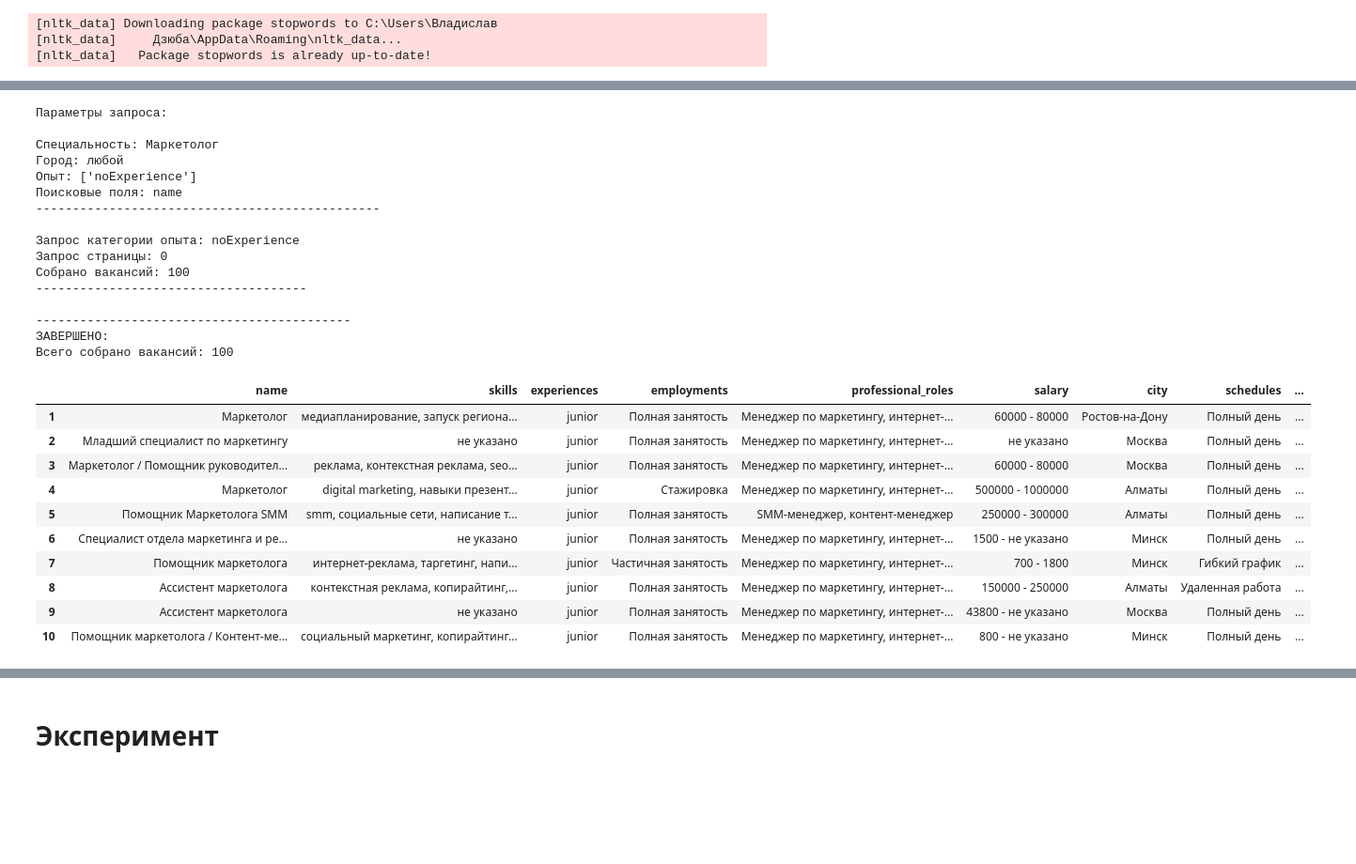
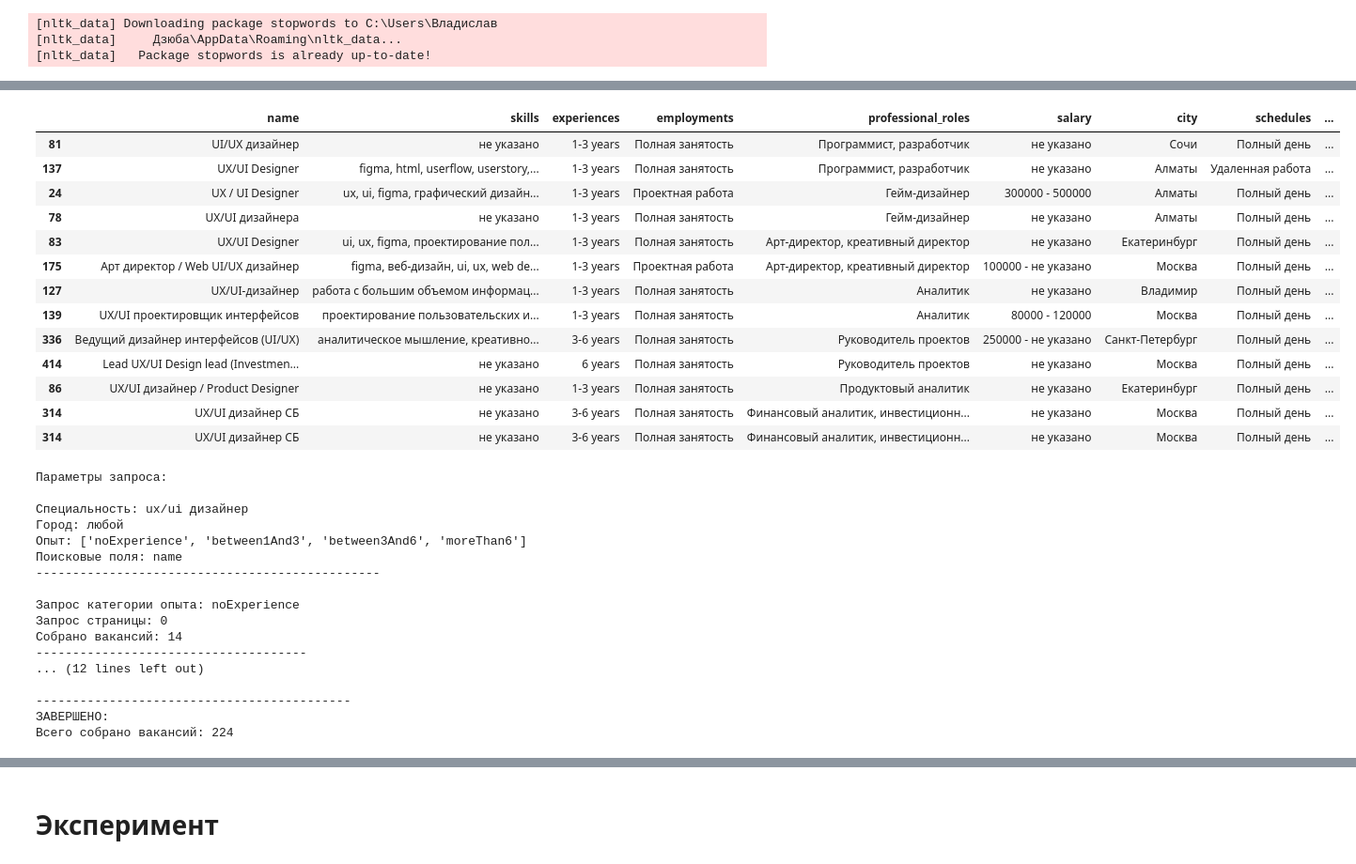
Before and after one commit to Vladislav-Dziuba/Dziuba_portfolio, a Jupyter notebook: api_work/Закачака вакансий и статистики.ipynb, the cells around one changed output, grey strips where cells are left out. Shown at 94% size. Drawn from its saved outputs; the diff is of its cells as text; code cells hidden in the pictures; blank space fills up the shorter version.

Commit message:
meta

```diff
--- a/api_work/Закачака вакансий и статистики.ipynb
+++ b/api_work/Закачака вакансий и статистики.ipynb
@@ -280,36 +338,49 @@ def get_vacancys(count: int=100, city: Optional[str] = None, name: Optional[str]
+# %%
+name = []
+value = []
+for i,item in data_search_in_name.professional_roles.value_counts().items():
+    name.append(i)
+    value.append(item)
+# %%
+non_standard_professional_roles = pd.DataFrame()
+for i in data_search_in_name['professional_roles'].value_counts(normalize=True).keys()[2:]:
+    non_standard_professional_roles = pd.concat([non_standard_vacancies,data_search_in_name[data_search_in_name['professional_roles']==i].iloc[:2]])
+non_standard_professional_roles
+# %% [output]
+|  | name | skills | experiences | employments | professional_roles | salary | city | schedules | ... |
+| 81 | UI/UX дизайнер | не указано | 1-3 years | Полная занятость | Программист, разработчик | не указано | Сочи | Полный день | ... |
+| 137 | UX/UI Designer | figma, html, userflow, userstory,... | 1-3 years | Полная занятость | Программист, разработчик | не указано | Алматы | Удаленная работа | ... |
+| 24 | UX / UI Designer | ux, ui, figma, графический дизайн... | 1-3 years | Проектная работа | Гейм-дизайнер | 300000 - 500000 | Алматы | Полный день | ... |
+| 78 | UX/UI дизайнера | не указано | 1-3 years | Полная занятость | Гейм-дизайнер | не указано | Алматы | Полный день | ... |
+| 83 | UX/UI Designer | ui, ux, figma, проектирование пол... | 1-3 years | Полная занятость | Арт-директор, креативный директор | не указано | Екатеринбург | Полный день | ... |
+| 175 | Арт директор / Web UI/UX дизайнер | figma, веб-дизайн, ui, ux, web de... | 1-3 years | Проектная работа | Арт-директор, креативный директор | 100000 - не указано | Москва | Полный день | ... |
+| 127 | UX/UI-дизайнер | работа с большим объемом информац... | 1-3 years | Полная занятость | Аналитик | не указано | Владимир | Полный день | ... |
+| 139 | UX/UI проектировщик интерфейсов | проектирование пользовательских и... | 1-3 years | Полная занятость | Аналитик | 80000 - 120000 | Москва | Полный день | ... |
+| 336 | Ведущий дизайнер интерфейсов (UI/UX) | аналитическое мышление, креативно... | 3-6 years | Полная занятость | Руководитель проектов | 250000 - не указано | Санкт-Петербург | Полный день | ... |
+| 414 | Lead UX/UI Design lead (Investmen... | не указано | 6 years | Полная занятость | Руководитель проектов | не указано | Москва | Полный день | ... |
+| 86 | UX/UI дизайнер / Product Designer | не указано | 1-3 years | Полная занятость | Продуктовый аналитик | не указано | Екатеринбург | Полный день | ... |
+| 314 | UX/UI дизайнер СБ | не указано | 3-6 years | Полная занятость | Финансовый аналитик, инвестиционн... | не указано | Москва | Полный день | ... |
+| 314 | UX/UI дизайнер СБ | не указано | 3-6 years | Полная занятость | Финансовый аналитик, инвестиционн... | не указано | Москва | Полный день | ... |
 # %%
 # experience = [ "noExperience", "between1And3","between3And6", "moreThan6"]
 # search_fields = ['company_name','name','description']
 
-data_search_in_name = get_vacancys(100,name='Маркетолог',search_fields='name',experience='noExperience')
+data_search_in_name, meta = get_vacancys(100,name='ux/ui дизайнер',search_fields='name')
 # %% [output]
 Параметры запроса:
 
-Специальность: Маркетолог
+Специальность: ux/ui дизайнер
 Город: любой
-Опыт: ['noExperience']
+Опыт: ['noExperience', 'between1And3', 'between3And6', 'moreThan6']
 Поисковые поля: name
 -----------------------------------------------
 
 Запрос категории опыта: noExperience
 Запрос страницы: 0
-Собрано вакансий: 100
+Собрано вакансий: 14
 -------------------------------------
+... (12 lines left out)
 
 -------------------------------------------
 ЗАВЕРШЕНО:
-Всего собрано вакансий: 100
+Всего собрано вакансий: 224
-# %%
-data_search_in_name.loc[1:10]
-# %% [output]
-|  | name | skills | experiences | employments | professional_roles | salary | city | schedules | ... |
-| 1 | Маркетолог | медиапланирование, запуск региона... | junior | Полная занятость | Менеджер по маркетингу, интернет-... | 60000 - 80000 | Ростов-на-Дону | Полный день | ... |
-| 2 | Младший специалист по маркетингу | не указано | junior | Полная занятость | Менеджер по маркетингу, интернет-... | не указано | Москва | Полный день | ... |
-| 3 | Маркетолог / Помощник руководител... | реклама, контекстная реклама, seo... | junior | Полная занятость | Менеджер по маркетингу, интернет-... | 60000 - 80000 | Москва | Полный день | ... |
-| 4 | Маркетолог | digital marketing, навыки презент... | junior | Стажировка | Менеджер по маркетингу, интернет-... | 500000 - 1000000 | Алматы | Полный день | ... |
-| 5 | Помощник Маркетолога SMM | smm, социальные сети, написание т... | junior | Полная занятость | SMM-менеджер, контент-менеджер | 250000 - 300000 | Алматы | Полный день | ... |
-| 6 | Специалист отдела маркетинга и ре... | не указано | junior | Полная занятость | Менеджер по маркетингу, интернет-... | 1500 - не указано | Минск | Полный день | ... |
-| 7 | Помощник маркетолога | интернет-реклама, таргетинг, напи... | junior | Частичная занятость | Менеджер по маркетингу, интернет-... | 700 - 1800 | Минск | Гибкий график | ... |
-| 8 | Ассистент маркетолога | контекстная реклама, копирайтинг,... | junior | Полная занятость | Менеджер по маркетингу, интернет-... | 150000 - 250000 | Алматы | Удаленная работа | ... |
-| 9 | Ассистент маркетолога | не указано | junior | Полная занятость | Менеджер по маркетингу, интернет-... | 43800 - не указано | Москва | Полный день | ... |
-| 10 | Помощник маркетолога / Контент-ме... | cоциальный маркетинг, копирайтинг... | junior | Полная занятость | Менеджер по маркетингу, интернет-... | 800 - не указано | Минск | Полный день | ... |
```
Also changed, not shown: parts of 29 cells of this notebook.
